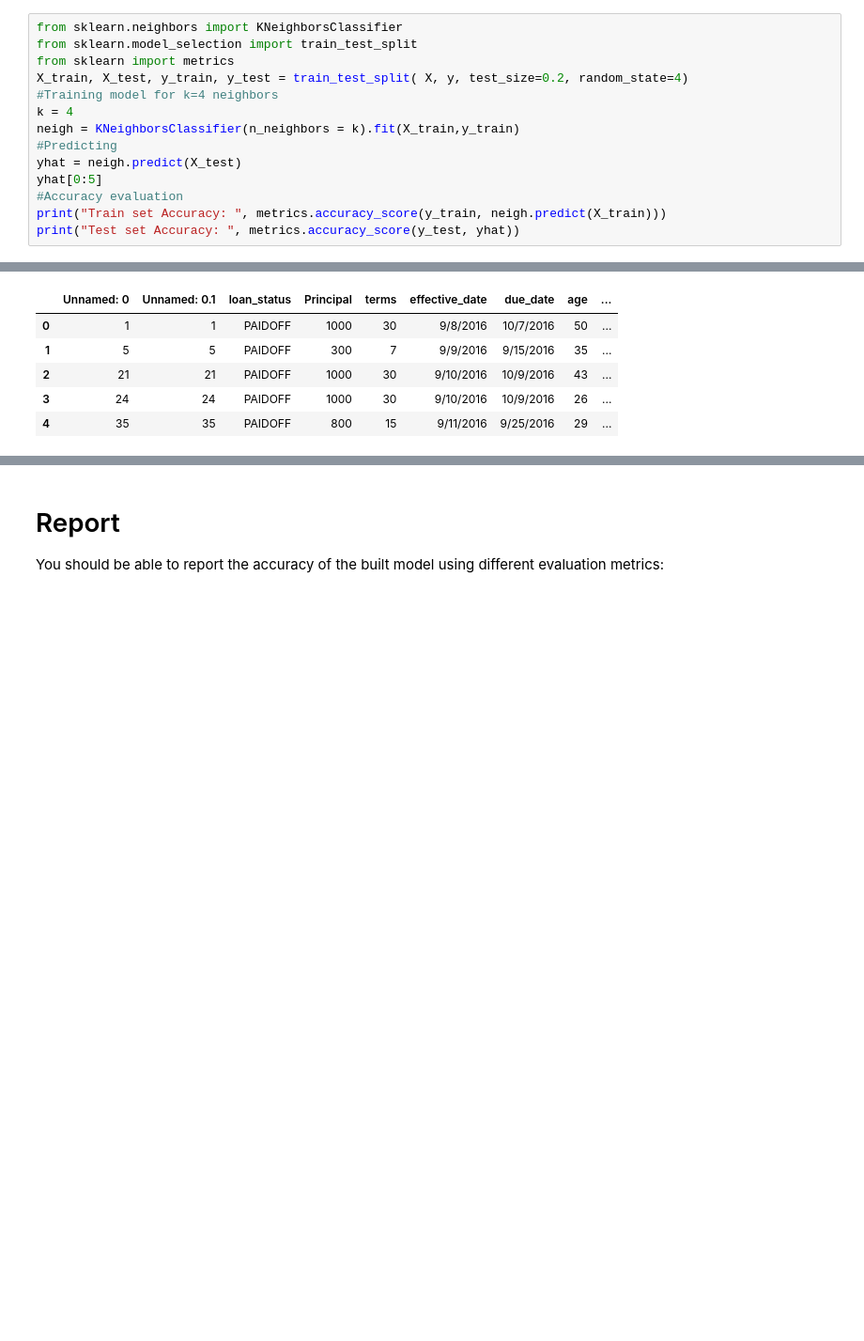
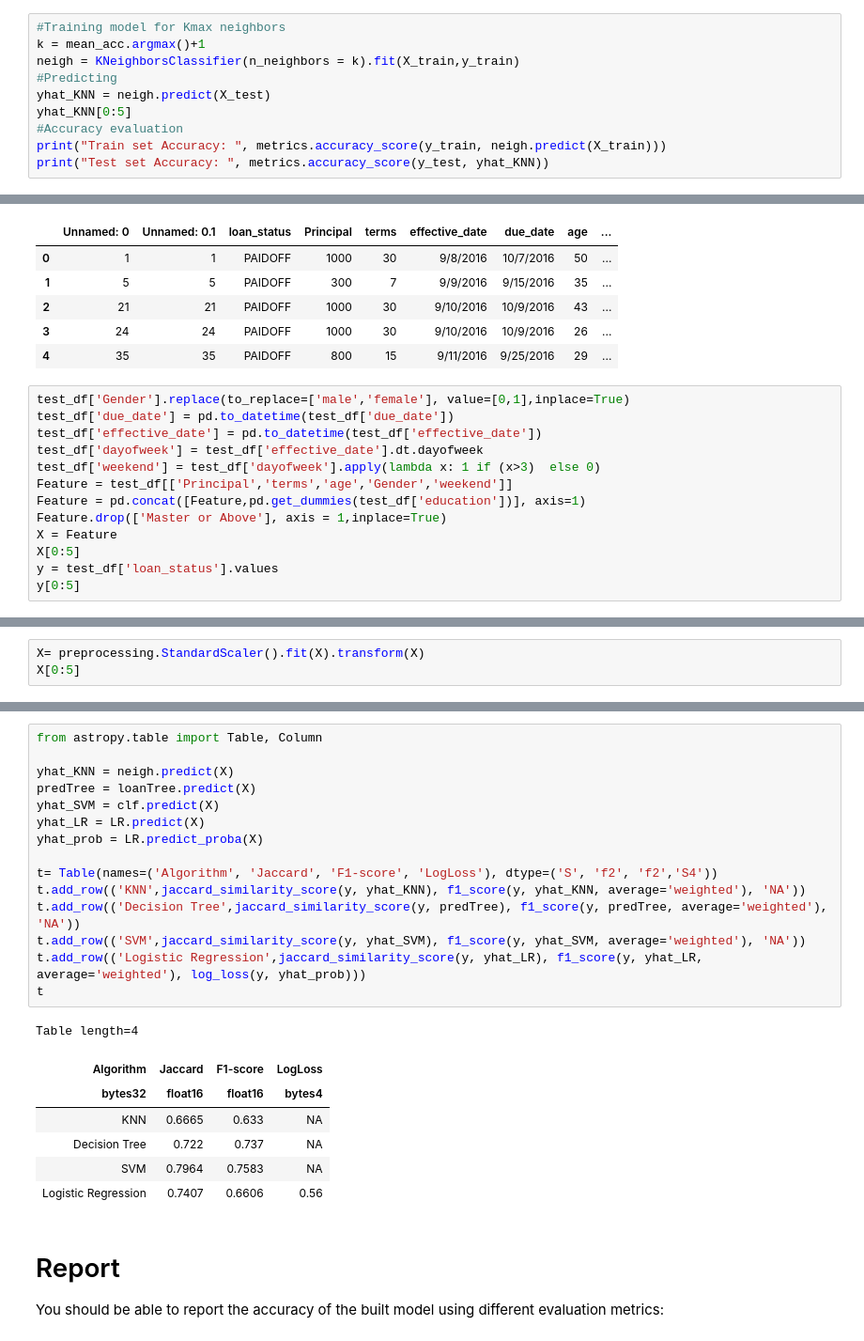
Before and after one commit to talharifaai/coursera_capstone_project, a Jupyter notebook: Course_project_Talha.ipynb, the cells around one changed output, grey strips where cells are left out. Shown at 94% size. Drawn from its saved outputs; the diff is of its cells as text; blank space fills up the shorter version.

```diff
--- a/Course_project_Talha.ipynb
+++ b/Course_project_Talha.ipynb
@@ -288,15 +322,11 @@ Notice: You should find the best k to build the model with the best accuracy.
 # %%
-from sklearn.neighbors import KNeighborsClassifier
-from sklearn.model_selection import train_test_split
-from sklearn import metrics
-X_train, X_test, y_train, y_test = train_test_split( X, y, test_size=0.2, random_state=4)
-#Training model for k=4 neighbors
-k = 4
+#Training model for Kmax neighbors
+k = mean_acc.argmax()+1
 neigh = KNeighborsClassifier(n_neighbors = k).fit(X_train,y_train)
 #Predicting
-yhat = neigh.predict(X_test)
-yhat[0:5]
+yhat_KNN = neigh.predict(X_test)
+yhat_KNN[0:5]
 #Accuracy evaluation
 print("Train set Accuracy: ", metrics.accuracy_score(y_train, neigh.predict(X_train)))
-print("Test set Accuracy: ", metrics.accuracy_score(y_test, yhat))
+print("Test set Accuracy: ", metrics.accuracy_score(y_test, yhat_KNN))
 # %% [output]
@@ -423,3 +422,16 @@ test_df.head()
 | 2 | 21 | 21 | PAIDOFF | 1000 | 30 | 9/10/2016 | 10/9/2016 | 43 | ... |
 | 3 | 24 | 24 | PAIDOFF | 1000 | 30 | 9/10/2016 | 10/9/2016 | 26 | ... |
 | 4 | 35 | 35 | PAIDOFF | 800 | 15 | 9/11/2016 | 9/25/2016 | 29 | ... |
+# %%
+test_df['Gender'].replace(to_replace=['male','female'], value=[0,1],inplace=True)
+test_df['due_date'] = pd.to_datetime(test_df['due_date'])
+test_df['effective_date'] = pd.to_datetime(test_df['effective_date'])
+test_df['dayofweek'] = test_df['effective_date'].dt.dayofweek
+test_df['weekend'] = test_df['dayofweek'].apply(lambda x: 1 if (x>3)  else 0)
+Feature = test_df[['Principal','terms','age','Gender','weekend']]
+Feature = pd.concat([Feature,pd.get_dummies(test_df['education'])], axis=1)
+Feature.drop(['Master or Above'], axis = 1,inplace=True)
+X = Feature
+X[0:5]
+y = test_df['loan_status'].values
+y[0:5]
@@ -425,0 +441,3 @@ test_df.head()
+# %%
+X= preprocessing.StandardScaler().fit(X).transform(X)
+X[0:5]
@@ -426,3 +455,26 @@ test_df.head()
+# %%
+from astropy.table import Table, Column
+
+yhat_KNN = neigh.predict(X)
+predTree = loanTree.predict(X)
+yhat_SVM = clf.predict(X)
+yhat_LR = LR.predict(X)
+yhat_prob = LR.predict_proba(X)
+
+t= Table(names=('Algorithm', 'Jaccard', 'F1-score', 'LogLoss'), dtype=('S', 'f2', 'f2','S4'))
+t.add_row(('KNN',jaccard_similarity_score(y, yhat_KNN), f1_score(y, yhat_KNN, average='weighted'), 'NA'))
+t.add_row(('Decision Tree',jaccard_similarity_score(y, predTree), f1_score(y, predTree, average='weighted'), 'NA'))
+t.add_row(('SVM',jaccard_similarity_score(y, yhat_SVM), f1_score(y, yhat_SVM, average='weighted'), 'NA'))
+t.add_row(('Logistic Regression',jaccard_similarity_score(y, yhat_LR), f1_score(y, yhat_LR, average='weighted'), log_loss(y, yhat_prob)))
+t
+# %% [output]
+Table length=4
+| Algorithm | Jaccard | F1-score | LogLoss |
+| bytes32 | float16 | float16 | bytes4 |
+| KNN | 0.6665 | 0.633 | NA |
+| Decision Tree | 0.722 | 0.737 | NA |
+| SVM | 0.7964 | 0.7583 | NA |
+| Logistic Regression | 0.7407 | 0.6606 | 0.56 |
 # %% [markdown]
 # Report
 You should be able to report the accuracy of the built model using different evaluation metrics:
```
Also changed, not shown: parts of 12 cells of this notebook.
